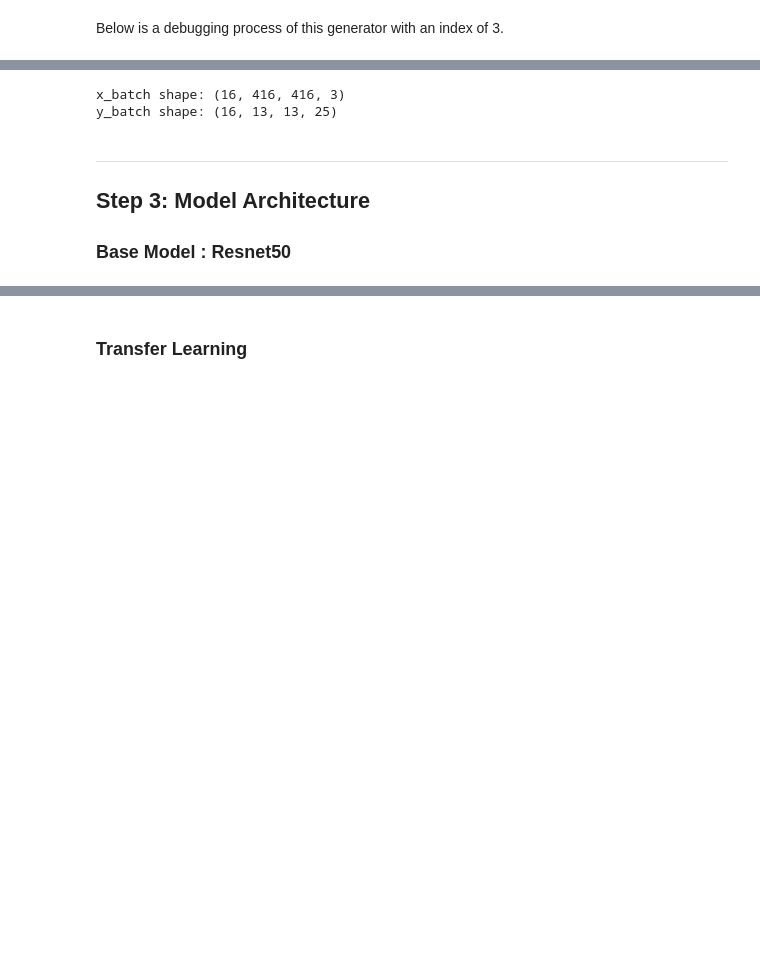
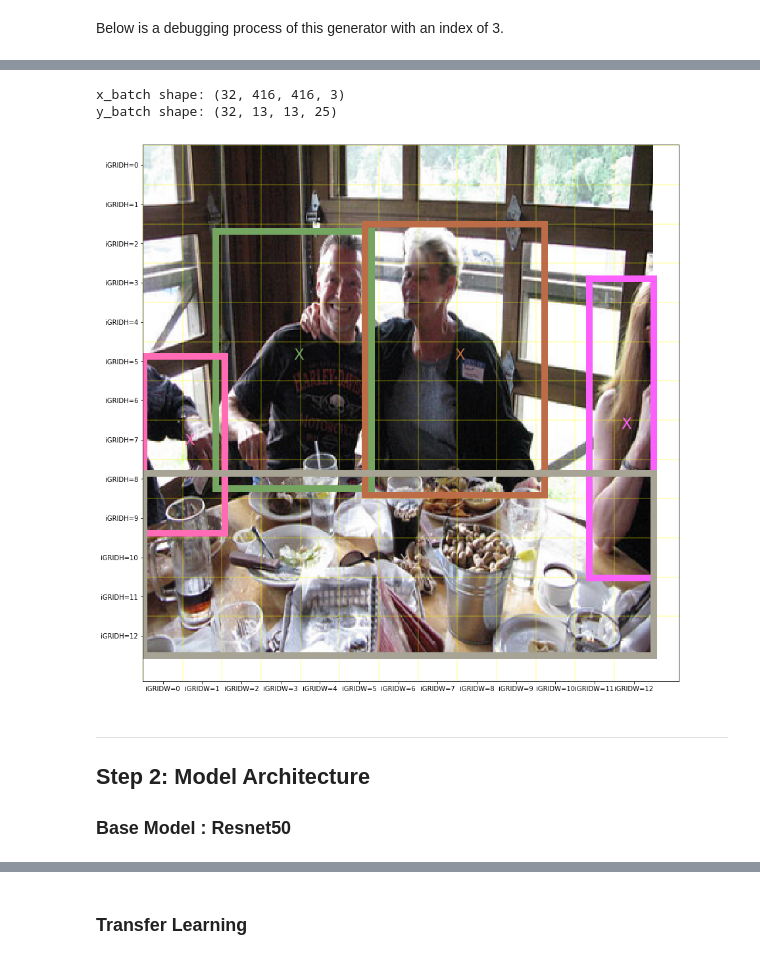
Before and after one commit to SeyeonLee/ObjectDetectionOnCommand, a Jupyter notebook: ObjectDetectionOnCommand.ipynb, the cells around one changed output, grey strips where cells are left out. Drawn from its saved outputs; the diff is of its cells as text; code cells hidden in the pictures; blank space fills up the shorter version.

```diff
--- a/ObjectDetectionOnCommand.ipynb
+++ b/ObjectDetectionOnCommand.ipynb
@@ -478,7 +480,7 @@ class BatchGenerator(Sequence):
 # %% [markdown]
 Below is a debugging process of this generator with an index of 3.
 # %%
-train_batch_generator = BatchGenerator(train_df, batch_size =16, grid_h=grid_h, grid_w=grid_w, LABELS=LABELS, shuffle=True)
+train_batch_generator = BatchGenerator(train_df, batch_size =32, grid_h=grid_h, grid_w=grid_w, LABELS=LABELS, shuffle=True)
 
 #[x_batch,b_batch],y_batch = train_batch_generator.__getitem__(idx=3)
-x_batch,y_batch = train_batch_generator.__getitem__(idx=3)
+x_batch,y_batch = train_batch_generator.__getitem__(idx=10)
@@ -504,12 +488,73 @@ instance_cnt:  15
 print("x_batch shape:", x_batch.shape)
 print("y_batch shape:", y_batch.shape)
 # %% [output]
-x_batch shape: (16, 416, 416, 3)
-y_batch shape: (16, 13, 13, 25)
+x_batch shape: (32, 416, 416, 3)
+y_batch shape: (32, 13, 13, 25)
+# %%
+def plot_image_with_grid_cell_partition(irow):
+    img = x_batch[irow]
+    plt.figure(figsize=(15,15))
+    plt.imshow(img)
+    for wh in ["W","H"]:
+        GRID_       = 13 ## 13
+        IMAGE_      = 416 ## 416
+        if wh == "W":
+            pltax   = plt.axvline
+            plttick = plt.xticks
+        else:
+            pltax   = plt.axhline
+            plttick = plt.yticks
+
+        for count in range(GRID_):
+            l = IMAGE_*count/GRID_
+            pltax(l,color="yellow",alpha=0.3)
+        plttick([(i + 0.5)*IMAGE_/GRID_ for i in range(GRID_)],
+                ["iGRID{}={}".format(wh,i) for i in range(GRID_)])
+
+def plot_grid(irow):
+    import seaborn as sns
+    color_palette = list(sns.xkcd_rgb.values())
+    iobj = 0
+    for igrid_h in range(GRID_H):
+        for igrid_w in range(GRID_W):
+
+            vec = y_batch[irow,igrid_h,igrid_w,:]
+            C = vec[4] ## ground truth confidence
+            if C == 1:
+                class_nm = np.array(LABELS)[np.where(vec[5:])]
+                x, y, w, h = vec[:4]
+                multx = IMAGE_W/GRID_W
+                multy = IMAGE_H/GRID_H
+                c = color_palette[iobj]
+                iobj += 1
+                xmin = x - 0.5*w
+                ymin = y - 0.5*h
+                xmax = x + 0.5*w
+                ymax = y + 0.5*h
+                # center
+                plt.text(x*multx,y*multy,
+                            "X",color=c,fontsize=23)
+                plt.plot(np.array([xmin,xmin])*multx,
+                            np.array([ymin,ymax])*multy,color=c,linewidth=10)
+                plt.plot(np.array([xmin,xmax])*multx,
+                            np.array([ymin,ymin])*multy,color=c,linewidth=10)
+                plt.plot(np.array([xmax,xmax])*multx,
+                            np.array([ymax,ymin])*multy,color=c,linewidth=10)
+                plt.plot(np.array([xmin,xmax])*multx,
+                            np.array([ymax,ymax])*multy,color=c,linewidth=10)
+
+iframe=3
+IMAGE_W, IMAGE_H =(416,416)
+GRID_W, GRID_H =(13,13)
+plot_image_with_grid_cell_partition(iframe)
+plot_grid(iframe)
+plt.show()
+# %% [output]
+[figure, added]
 # %% [markdown]
 ---
-<a id='step3'></a>
-## Step 3: Model Architecture
+<a id='step2'></a>
+## Step 2: Model Architecture
 
 ### Base Model : Resnet50
 # %%
```
Also changed, not shown: parts of 29 cells of this notebook, 1 other file.
